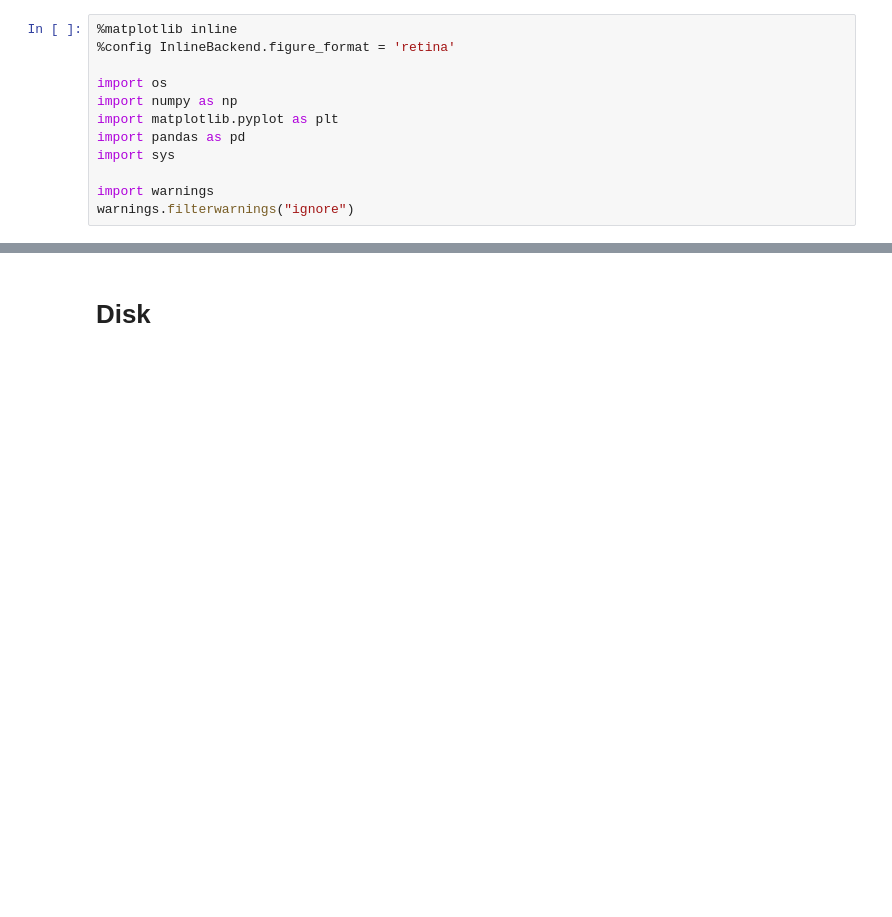
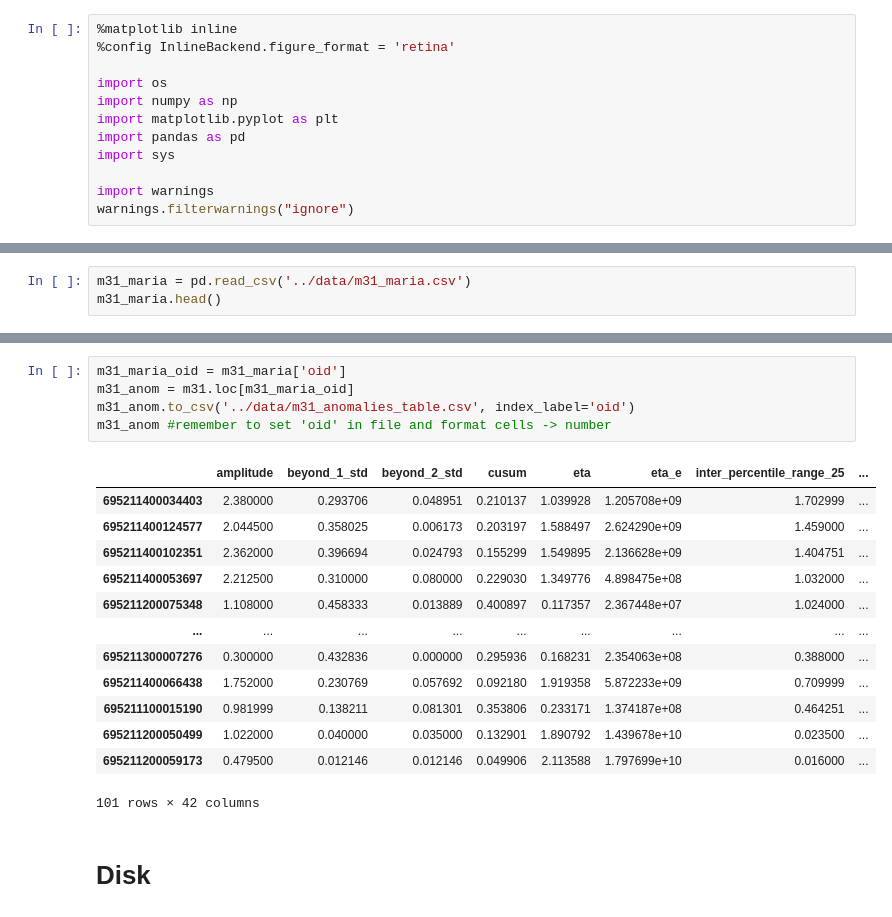
Before and after one commit to snad-space/zwad, a Jupyter notebook: notebooks/make_anomalies_tables.ipynb, the cells around one changed output, grey strips where cells are left out. Saved outputs shown, nothing was run; the diff lists cells and outputs as text; blank space fills up the shorter version.

```diff
--- a/notebooks/make_anomalies_tables.ipynb
+++ b/notebooks/make_anomalies_tables.ipynb
@@ -12,0 +36,3 @@ warnings.filterwarnings("ignore")
+# %%
+m31_maria = pd.read_csv('../data/m31_maria.csv')
+m31_maria.head()
@@ -13,3 +46,22 @@ warnings.filterwarnings("ignore")
+# %%
+m31_maria_oid = m31_maria['oid']
+m31_anom = m31.loc[m31_maria_oid]
+m31_anom.to_csv('../data/m31_anomalies_table.csv', index_label='oid')
+m31_anom #remember to set 'oid' in file and format cells -> number
+# %% [output]
+|  | amplitude | beyond_1_std | beyond_2_std | cusum | eta | eta_e | inter_percentile_range_25 | ... |
+| 695211400034403 | 2.380000 | 0.293706 | 0.048951 | 0.210137 | 1.039928 | 1.205708e+09 | 1.702999 | ... |
+| 695211400124577 | 2.044500 | 0.358025 | 0.006173 | 0.203197 | 1.588497 | 2.624290e+09 | 1.459000 | ... |
+| 695211400102351 | 2.362000 | 0.396694 | 0.024793 | 0.155299 | 1.549895 | 2.136628e+09 | 1.404751 | ... |
+| 695211400053697 | 2.212500 | 0.310000 | 0.080000 | 0.229030 | 1.349776 | 4.898475e+08 | 1.032000 | ... |
+| 695211200075348 | 1.108000 | 0.458333 | 0.013889 | 0.400897 | 0.117357 | 2.367448e+07 | 1.024000 | ... |
+| ... | ... | ... | ... | ... | ... | ... | ... | ... |
+| 695211300007276 | 0.300000 | 0.432836 | 0.000000 | 0.295936 | 0.168231 | 2.354063e+08 | 0.388000 | ... |
+| 695211400066438 | 1.752000 | 0.230769 | 0.057692 | 0.092180 | 1.919358 | 5.872233e+09 | 0.709999 | ... |
+| 695211100015190 | 0.981999 | 0.138211 | 0.081301 | 0.353806 | 0.233171 | 1.374187e+08 | 0.464251 | ... |
+| 695211200050499 | 1.022000 | 0.040000 | 0.035000 | 0.132901 | 1.890792 | 1.439678e+10 | 0.023500 | ... |
+| 695211200059173 | 0.479500 | 0.012146 | 0.012146 | 0.049906 | 2.113588 | 1.797699e+10 | 0.016000 | ... |
+101 rows × 42 columns
 # %% [markdown]
 # Disk
 # %%
```
Also changed, not shown: parts of 5 cells of this notebook.
